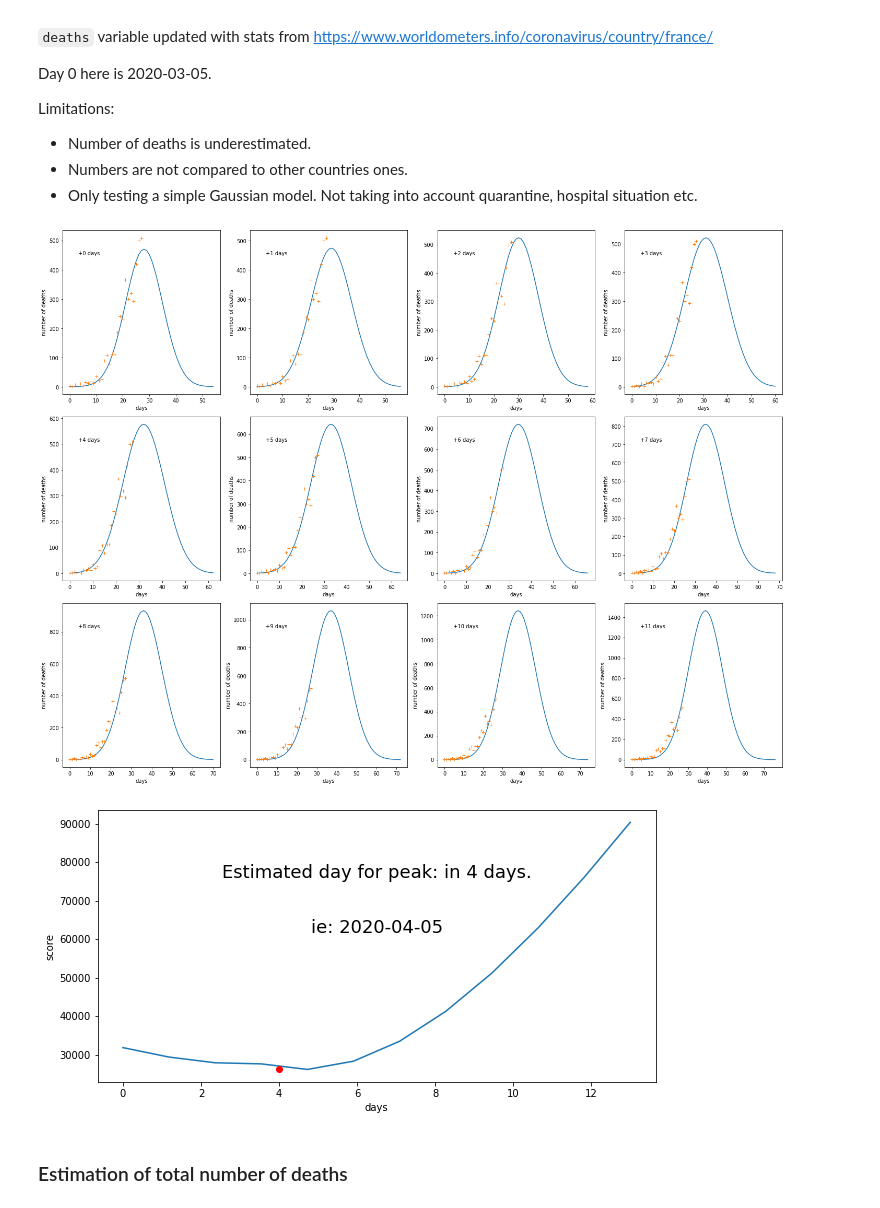
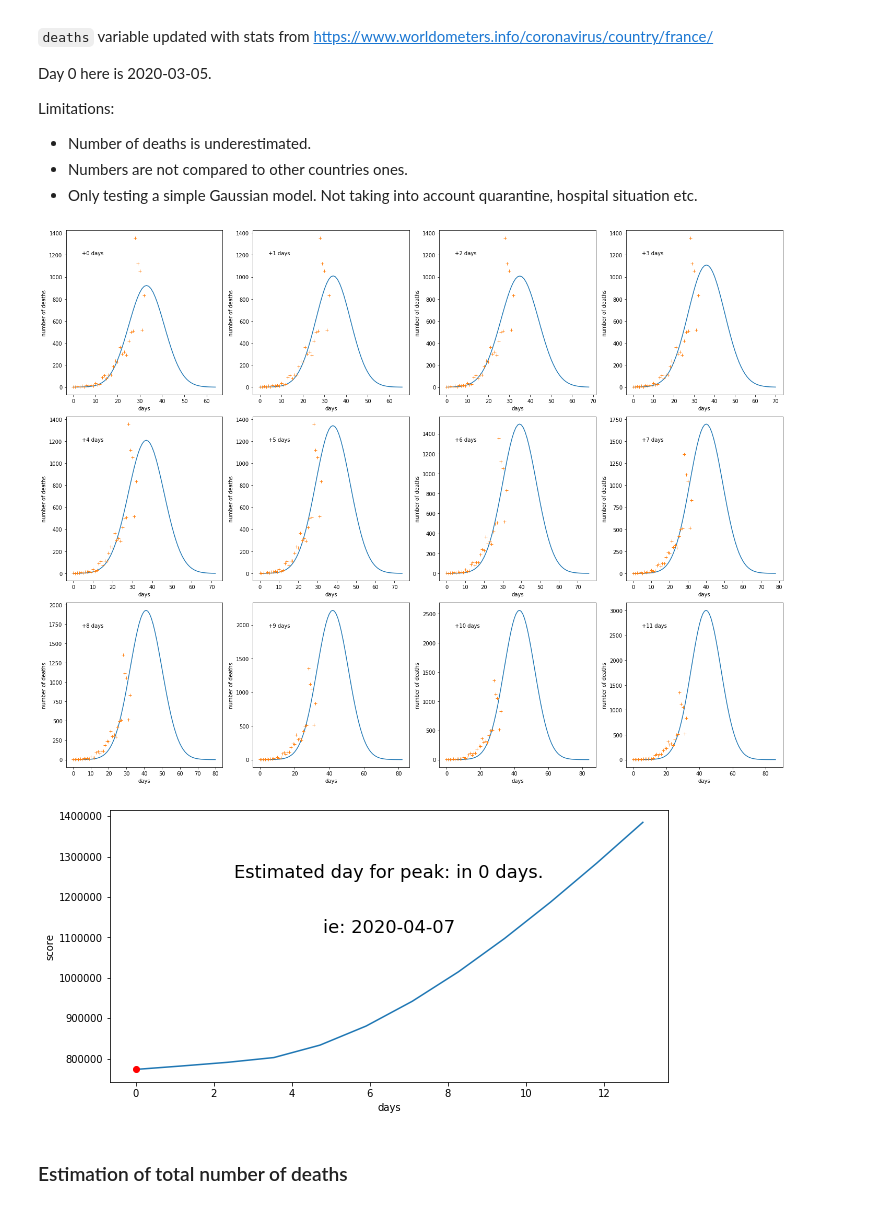
Before and after one commit to antoinevl/covid19, a Jupyter notebook: covid19.ipynb, the cells around one changed output. Drawn from its saved outputs; the diff is of its cells as text; code cells hidden in the pictures.

```diff
--- a/covid19.ipynb
+++ b/covid19.ipynb
@@ -46,7 +46,7 @@ Limitations:
 - Numbers are not compared to other countries ones.
 - Only testing a simple Gaussian model. Not taking into account quarantine, hospital situation etc.
 # %%
-deaths = [3,2,7,3,11,3,15,13,18,12,36,21,27,89,108,78,112,112,186,240,231,365,299,319,292,419,499,509]
+deaths = [3,2,7,3,11,3,15,13,18,12,36,21,27,89,108,78,112,112,186,240,231,365,299,319,292,419,499,509,1355,1120,1053,518,833]
 total_deaths = []
 scores = {}
 estimations = []
@@ -57,36 +57,36 @@ i=0
 j=0
 for d in range(0,12):
     days_to_peak = d
 
     best = maximise_score(days_to_peak,deaths)
 
     peak = len(deaths) + days_to_peak
     N = peak * 2 - 1
     mu = peak
     sigma = best['sigma']
     scale = best['scale']
     scores[d] = best['score']
 
     X = np.linspace(0, N-1, N)
     Y = stats.norm.pdf(X, mu, sigma)*scale
     estimations.append(Y)
 
     total_deaths.append(int(np.round(np.sum(deaths+list(Y[len(deaths):])))))
 
     axs[i][j].plot(X,Y)
     axs[i][j].plot(X[:len(deaths)],deaths,'+')
     axs[i][j].set_xlabel('days')
     axs[i][j].set_ylabel('number of deaths')
     axs[i][j].text(0.1,0.85,'+'+str(d)+' days', transform=axs[i][j].transAxes)
     if j < 3:
         j += 1
     else:
         i += 1
         j = 0
 # %% [output]
-[figure, old version]
+[figure, new version]
 # %%
-fig, ax = plt.subplots(figsize=(10, 5))
+ffig, ax = plt.subplots(figsize=(10, 5))
 
 ax.plot(np.linspace(0,13,13-2+1),list(scores.values()))
 ax.plot([min(scores, key=scores.get)],[min(list(scores.values()))],'ro')
@@ -97,7 +97,7 @@ ax.text(0.5,0.55,('ie: '+str((datetime.date.today() + datetime.timedelta(days=mi
 
 plt.show()
 # %% [output]
-[figure, old version]
+[figure, new version]
 # %% [markdown]
 ### Estimation of total number of deaths
 # %%
```
Also changed, not shown: parts of 1 cell of this notebook, 1 other file.
